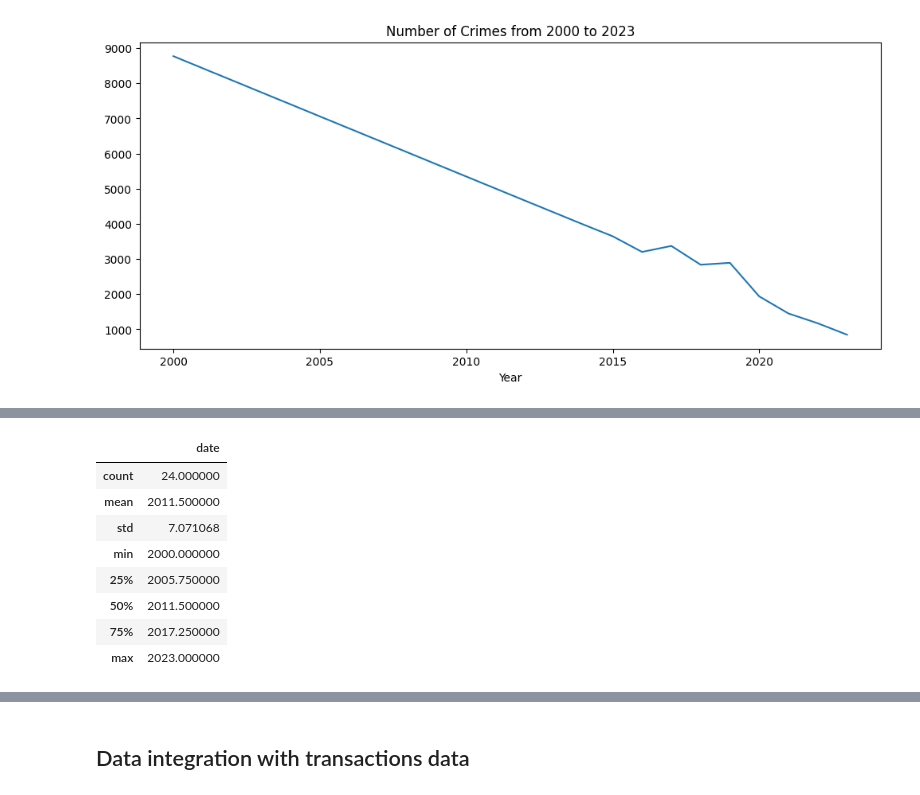
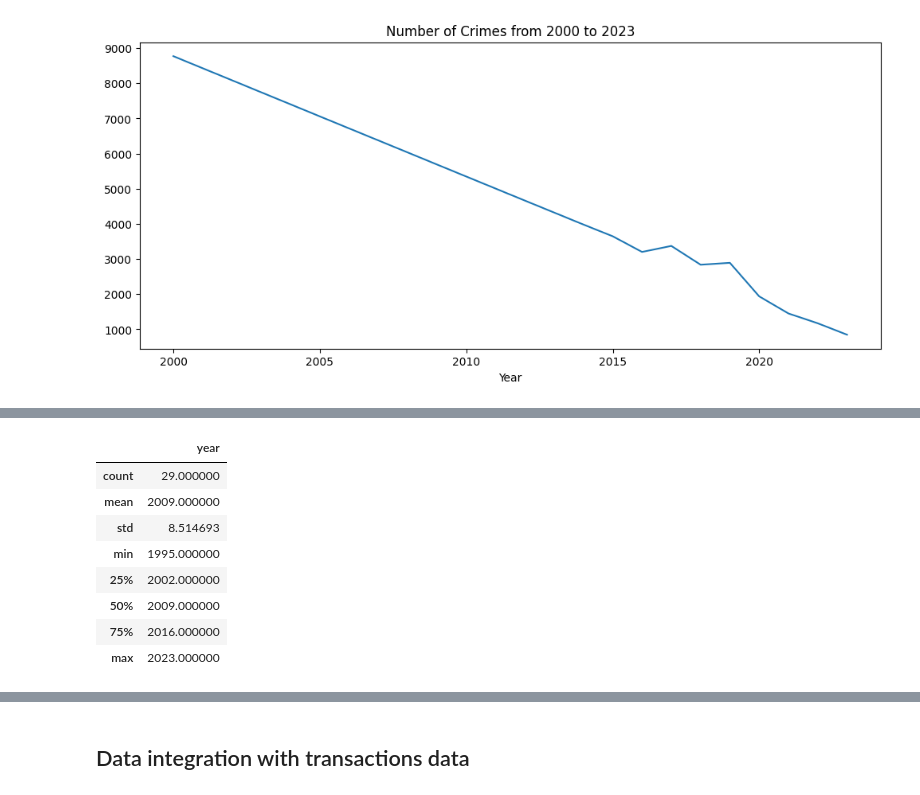
Before and after one commit to yuenherny/kl-house-price-forecasting, a Jupyter notebook: notebooks/Transactions - 05 Data Integration.ipynb, the cells around one changed output, grey strips where cells are left out. Saved outputs shown, nothing was run; the diff lists cells and outputs as text; code cells hidden in the pictures.

```diff
--- a/notebooks/Transactions - 05 Data Integration.ipynb
+++ b/notebooks/Transactions - 05 Data Integration.ipynb
@@ -834,13 +848,13 @@ The households income dataset are not in continuous years. We will interpolate t
 # %%
-df_years = pd.DataFrame({'date': [i for i in range(2000, 2024)]})
+df_years = pd.DataFrame({'year': [i for i in range(1995, 2024)]})
 df_years.describe()
 # %% [output]
-|  | date |
-| count | 24.000000 |
-| mean | 2011.500000 |
-| std | 7.071068 |
-| min | 2000.000000 |
-| 25% | 2005.750000 |
-| 50% | 2011.500000 |
-| 75% | 2017.250000 |
+|  | year |
+| count | 29.000000 |
+| mean | 2009.000000 |
+| std | 8.514693 |
+| min | 1995.000000 |
+| 25% | 2002.000000 |
+| 50% | 2009.000000 |
+| 75% | 2016.000000 |
 | max | 2023.000000 |
```
Also changed, not shown: parts of 22 cells of this notebook.
